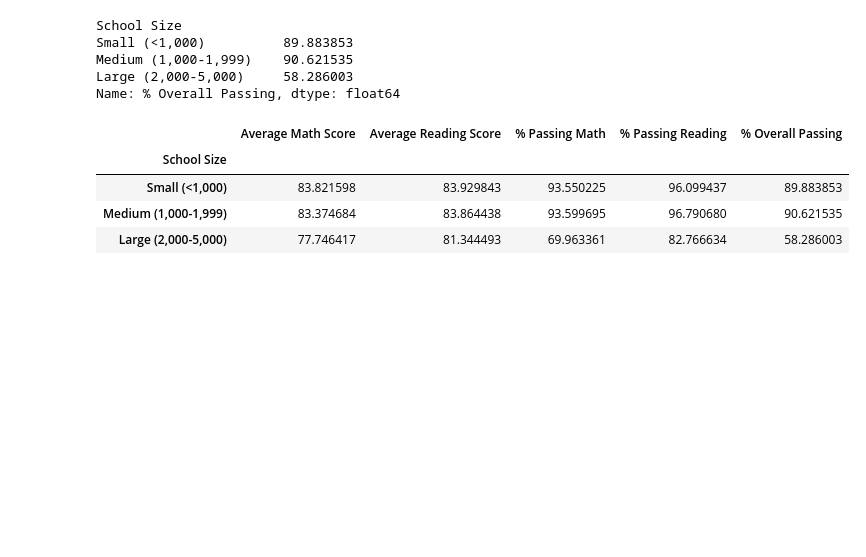
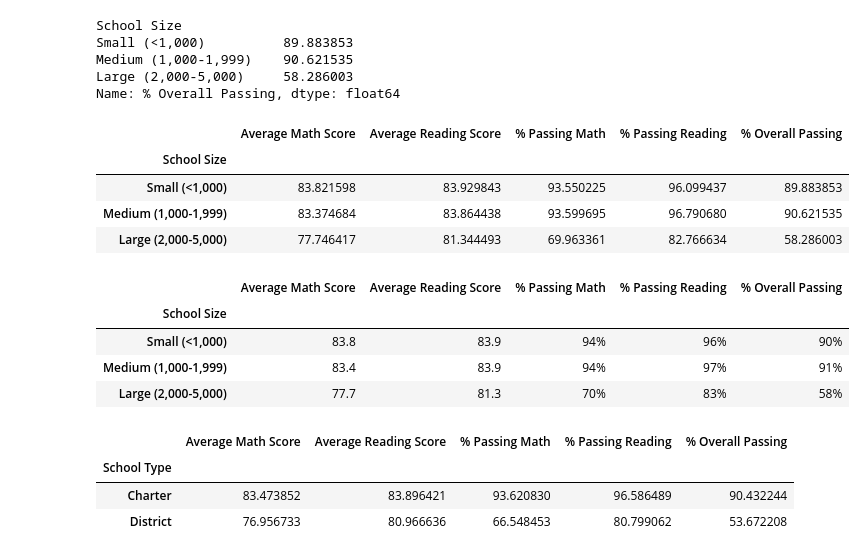
Before and after one commit to lmobashe/School_District_Analysis, a Jupyter notebook: PyCitySchools.ipynb, the cells around one changed output. Cells and saved outputs as stored; diff of their text form; code cells hidden in the pictures; blank space fills up the shorter version.

Commit message:
Data organized by school type

```diff
--- a/PyCitySchools.ipynb
+++ b/PyCitySchools.ipynb
@@ -904,14 +904,20 @@ size_summary_df.head()
 | Large (2,000-5,000) | 77.746417 | 81.344493 | 69.963361 | 82.766634 | 58.286003 |
 # %%
 #Formatting
-size_summary_df['Average Math Score'] = spending_summary_df['Average Math Score'].map('{:.1f}'.format)
+size_summary_df['Average Math Score'] = size_summary_df['Average Math Score'].map('{:.1f}'.format)
 
-spending_summary_df['Average Reading Score'] = spending_summary_df['Average Reading Score'].map('{:.1f}'.format)
+size_summary_df['Average Reading Score'] = size_summary_df['Average Reading Score'].map('{:.1f}'.format)
 
-spending_summary_df['% Passing Reading'] = spending_summary_df['% Passing Reading'].map('{:.0f}%'.format)
+size_summary_df['% Passing Reading'] = size_summary_df['% Passing Reading'].map('{:.0f}%'.format)
 
-spending_summary_df['% Passing Math'] = spending_summary_df['% Passing Math'].map('{:.0f}%'.format)
+size_summary_df['% Passing Math'] = size_summary_df['% Passing Math'].map('{:.0f}%'.format)
 
-spending_summary_df['% Overall Passing'] = spending_summary_df['% Overall Passing'].map('{:.0f}%'.format)
+size_summary_df['% Overall Passing'] = size_summary_df['% Overall Passing'].map('{:.0f}%'.format)
 
-spending_summary_df.head()
+size_summary_df.head()
+# %% [output]
+|  | Average Math Score | Average Reading Score | % Passing Math | % Passing Reading | % Overall Passing |
+| School Size |  |  |  |  |  |
+| Small (<1,000) | 83.8 | 83.9 | 94% | 96% | 90% |
+| Medium (1,000-1,999) | 83.4 | 83.9 | 94% | 97% | 91% |
+| Large (2,000-5,000) | 77.7 | 81.3 | 70% | 83% | 58% |
@@ -917,0 +935,14 @@ spending_summary_df.head()
+# %%
+#Add data to new DataFrame
+
+type_summary_df = pd.DataFrame({'Average Math Score': type_math_score,
+                               'Average Reading Score': type_reading_score,
+                               '% Passing Math': type_math_passing,
+                               '% Passing Reading': type_reading_passing,
+                               '% Overall Passing': overall_type_passing})
+type_summary_df
+# %% [output]
+|  | Average Math Score | Average Reading Score | % Passing Math | % Passing Reading | % Overall Passing |
+| School Type |  |  |  |  |  |
+| Charter | 83.473852 | 83.896421 | 93.620830 | 96.586489 | 90.432244 |
+| District | 76.956733 | 80.966636 | 66.548453 | 80.799062 | 53.672208 |
```
Also changed, not shown: parts of 18 cells of this notebook.
